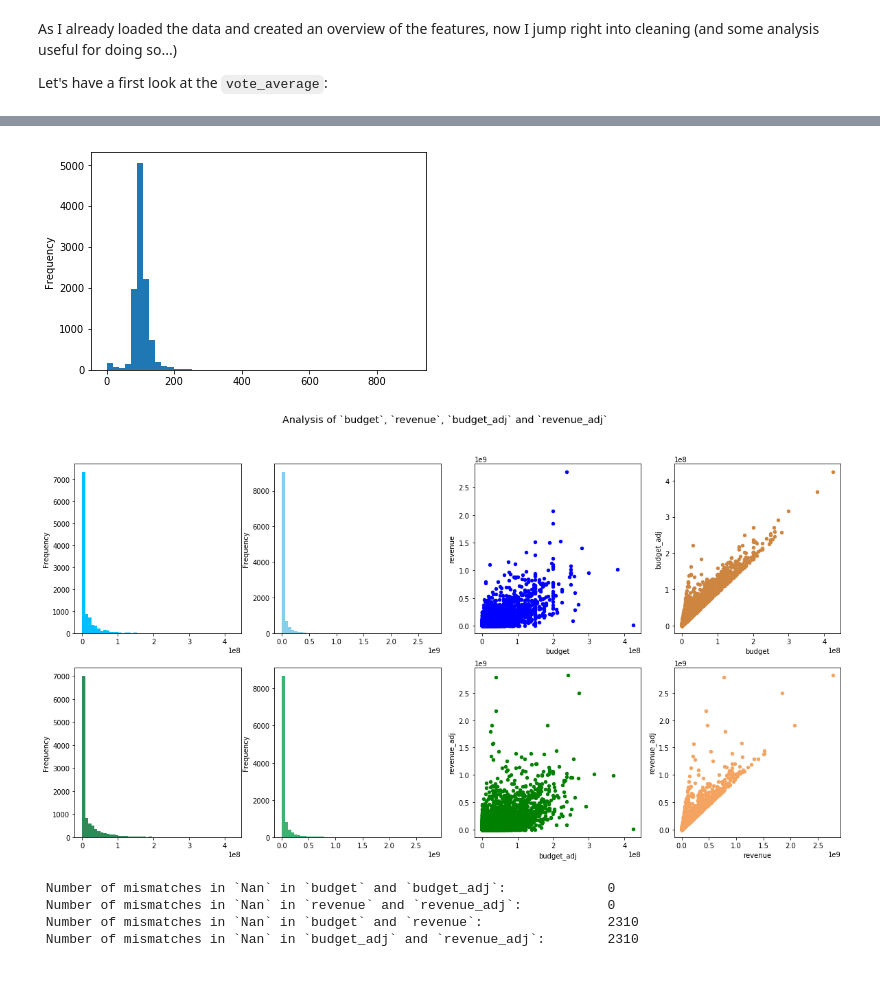
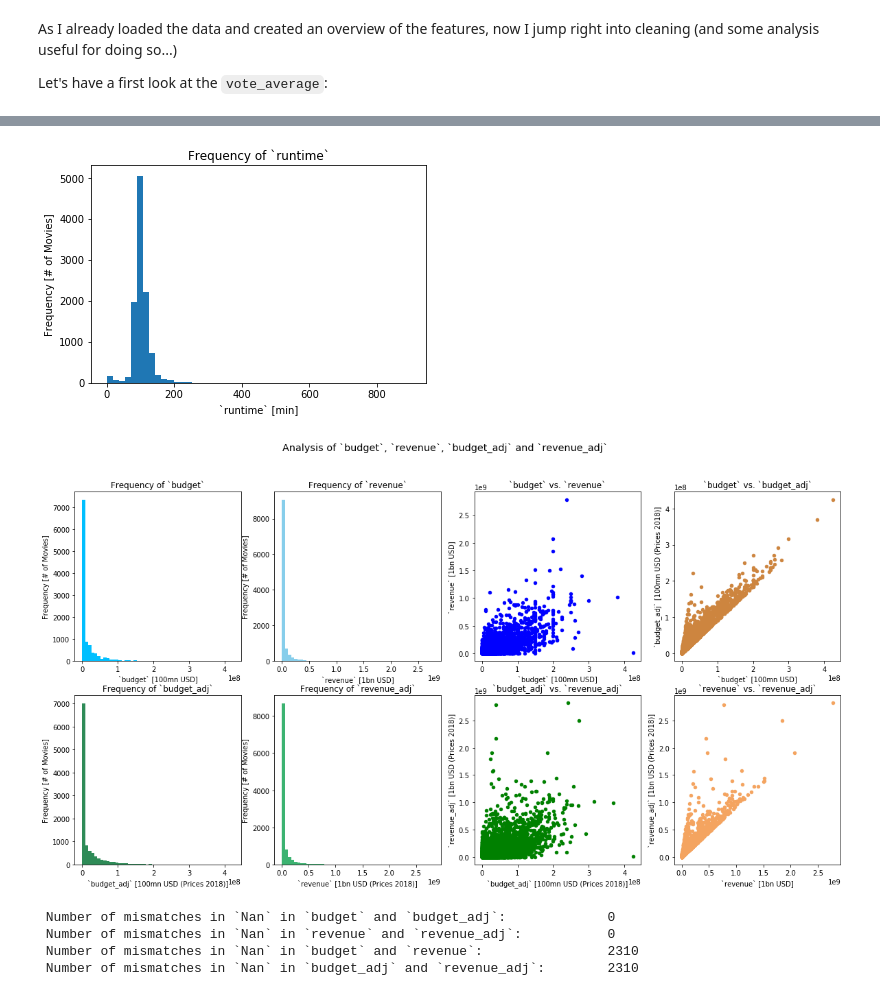
Before and after one commit to QuantificAid/tmdb_movie_data, a Jupyter notebook: tmdb_movie_data.ipynb, the cells around one changed output, grey strips where cells are left out. Saved outputs shown, nothing was run; the diff lists cells and outputs as text; code cells hidden in the pictures.

```diff
--- a/tmdb_movie_data.ipynb
+++ b/tmdb_movie_data.ipynb
@@ -186,7 +197,9 @@ stmdb.drop(axis=1, columns=['imdb_id', 'popularity', 'homepage', 'tagline', 'ove
 # %%
 # Analysing runtime
 
-stmdb.runtime.plot.hist(bins=50)
+fig = stmdb.runtime.plot.hist(bins=50, title='Frequency of `runtime`')
+fig.set_xlabel('`runtime` [min]')
+fig.set_ylabel('Frequency [# of Movies]')
 stmdb.loc[stmdb['runtime'] == 0, 'runtime'] = np.nan
 stmdb.sort_values(by='runtime', ascending=False).head(5)
 # %% [output]
@@ -196,7 +209,7 @@ stmdb.sort_values(by='runtime', ascending=False).head(5)
 | 2722 | 331214 | 0 | 125000000 | Band of Brothers | Damian Lewis|Ron Livingston|Frank... | Phil Alden Robinson|Richard Loncr... | world war ii|us army|war|paratroo... | 705.0 | Action|Drama|War | ... |
 | 6176 | 42044 | 0 | 0 | Shoah | Simon Srebnik|Michael Podchlebnik... | Claude Lanzmann | NaN | 566.0 | Documentary | ... |
 | 6181 | 18729 | 0 | 0 | North and South, Book I | Patrick Swayze|Philip Casnoff|Kir... | NaN | NaN | 561.0 | Drama|History|Western | ... |
-[figure, old version]
+[figure, new version]
 # %%
 # Analysing `budget`, `revenue`, `budget_adj`, `revenue_adj`
 
@@ -205,18 +218,42 @@ fig, [[ax1, ax2, ax3, ax4], [ax5, ax6, ax7, ax8]] = plt.subplots(
 fig.suptitle('Analysis of `budget`, `revenue`, `budget_adj` and `revenue_adj`', size='x-large')
 # Histograms of `budget`, `revenue`, `budget_adj` and `revenue_adj`
 stmdb['budget'].plot.hist(bins=50, ax=ax1, color='deepskyblue')
+ax1.set_title('Frequency of `budget`')
+ax1.set_xlabel('`budget` [100mn USD]')
+ax1.set_ylabel('Frequency [# of Movies]')
 stmdb['revenue'].plot.hist(bins=50, ax=ax2, color='skyblue')
+ax2.set_title('Frequency of `revenue`')
+ax2.set_xlabel('`revenue` [1bn USD]')
+ax2.set_ylabel('Frequency [# of Movies]')
 stmdb['budget_adj'].plot.hist(bins=50, ax=ax5, color='seagreen')
+ax5.set_title('Frequency of `budget_adj`')
+ax5.set_xlabel('`budget_adj` [100mn USD (Prices 2018)]')
+ax5.set_ylabel('Frequency [# of Movies]')
 stmdb['revenue_adj'].plot.hist(bins=50, ax=ax6, color='mediumseagreen')
+ax6.set_title('Frequency of `revenue_adj`')
+ax6.set_xlabel('`revenue` [1bn USD (Prices 2018)]')
+ax6.set_ylabel('Frequency [# of Movies]')
 # Scatterplots of 'budget' vs. 'budget_adj' and 'revenue' vs. 'revenue_adj'
 stmdb.plot.scatter(x='budget', y='revenue', ax=ax3, color='b')
+ax3.set_title('`budget` vs. `revenue`')
+ax3.set_xlabel('`budget` [100mn USD]')
+ax3.set_ylabel('`revenue` [1bn USD]')
 stmdb.plot.scatter(x='budget_adj', y='revenue_adj', ax=ax7, color='g')
+ax7.set_title('`budget_adj` vs. `revenue_adj`')
+ax7.set_xlabel('`budget_adj` [100mn USD (Prices 2018)]')
+ax7.set_ylabel('`revenue_adj` [1bn USD (Prices 2018)]')
 # Scatterplots of 'budget' vs. 'revenue' and 'budget_adj' vs. 'revenue_adj'
 stmdb.plot.scatter(x='budget', y='budget_adj', ax=ax4, color='peru')
+ax4.set_title('`budget` vs. `budget_adj`')
+ax4.set_xlabel('`budget` [100mn USD]')
+ax4.set_ylabel('`budget_adj` [100mn USD (Prices 2018)]')
 stmdb.plot.scatter(x='revenue', y='revenue_adj', ax=ax8, color='sandybrown')
+ax8.set_title('`revenue` vs. `revenue_adj`')
+ax8.set_xlabel('`revenue` [1bn USD]')
+ax8.set_ylabel('`revenue_adj` [1bn USD (Prices 2018)]')
 plt.show()
 # %% [output]
-[figure, old version]
+[figure, new version]
 # %%
 # Turning `0` into NaN in `budget`, `revenue`, `budget_adj`and `revenue_adj` as 0 is implausible
 
```
Also changed, not shown: parts of 10 cells of this notebook, 1 other file.
